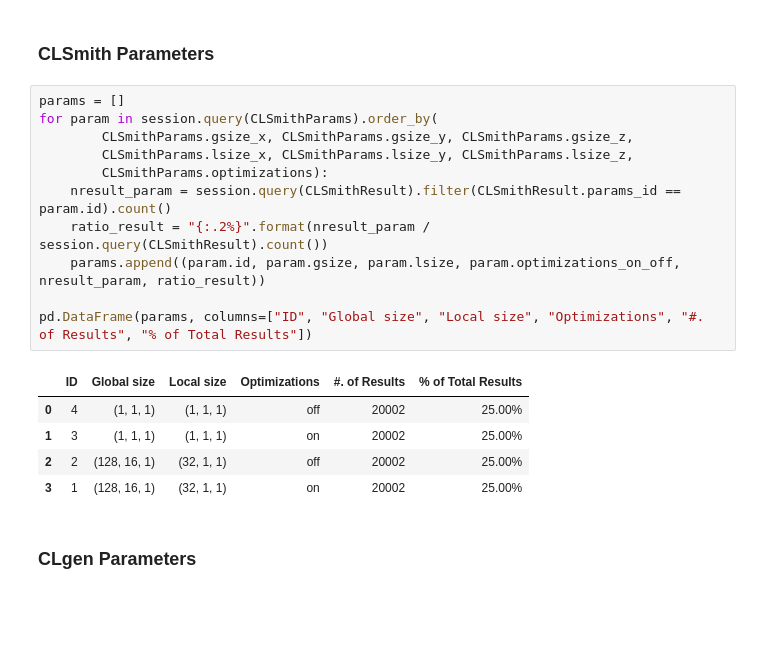
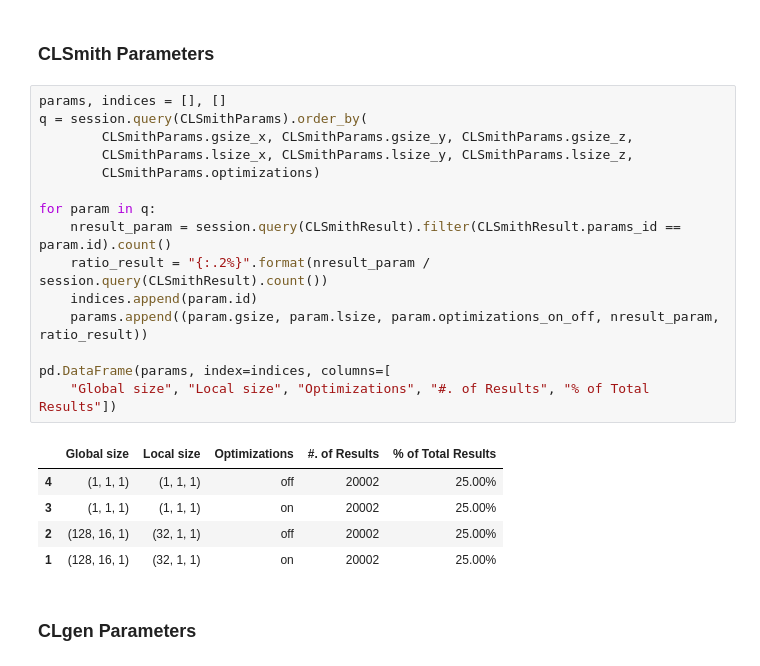
Before and after one commit to ChrisCummins/phd, a Jupyter notebook: difftest/Difftest Results.ipynb, the cells around one changed output. Saved outputs shown, nothing was run; the diff lists cells and outputs as text; blank space fills up the shorter version.

```diff
--- a/difftest/Difftest Results.ipynb
+++ b/difftest/Difftest Results.ipynb
@@ -72,22 +96,26 @@ pd.DataFrame(testbeds, columns=[
 # %% [markdown]
 ### CLSmith Parameters
 # %%
-params = []
-for param in session.query(CLSmithParams).order_by(
+params, indices = [], []
+q = session.query(CLSmithParams).order_by(
         CLSmithParams.gsize_x, CLSmithParams.gsize_y, CLSmithParams.gsize_z,
         CLSmithParams.lsize_x, CLSmithParams.lsize_y, CLSmithParams.lsize_z,
-        CLSmithParams.optimizations):
+        CLSmithParams.optimizations)
+
+for param in q:
     nresult_param = session.query(CLSmithResult).filter(CLSmithResult.params_id == param.id).count()
     ratio_result = "{:.2%}".format(nresult_param / session.query(CLSmithResult).count())
-    params.append((param.id, param.gsize, param.lsize, param.optimizations_on_off, nresult_param, ratio_result))
+    indices.append(param.id)
+    params.append((param.gsize, param.lsize, param.optimizations_on_off, nresult_param, ratio_result))
 
-pd.DataFrame(params, columns=["ID", "Global size", "Local size", "Optimizations", "#. of Results", "% of Total Results"])
+pd.DataFrame(params, index=indices, columns=[
+    "Global size", "Local size", "Optimizations", "#. of Results", "% of Total Results"])
 # %% [output]
-|  | ID | Global size | Local size | Optimizations | #. of Results | % of Total Results |
-| 0 | 4 | (1, 1, 1) | (1, 1, 1) | off | 20002 | 25.00% |
-| 1 | 3 | (1, 1, 1) | (1, 1, 1) | on | 20002 | 25.00% |
-| 2 | 2 | (128, 16, 1) | (32, 1, 1) | off | 20002 | 25.00% |
-| 3 | 1 | (128, 16, 1) | (32, 1, 1) | on | 20002 | 25.00% |
+|  | Global size | Local size | Optimizations | #. of Results | % of Total Results |
+| 4 | (1, 1, 1) | (1, 1, 1) | off | 20002 | 25.00% |
+| 3 | (1, 1, 1) | (1, 1, 1) | on | 20002 | 25.00% |
+| 2 | (128, 16, 1) | (32, 1, 1) | off | 20002 | 25.00% |
+| 1 | (128, 16, 1) | (32, 1, 1) | on | 20002 | 25.00% |
 # %% [markdown]
 ### CLgen Parameters
 # %%
```
Also changed, not shown: parts of 16 cells of this notebook.
